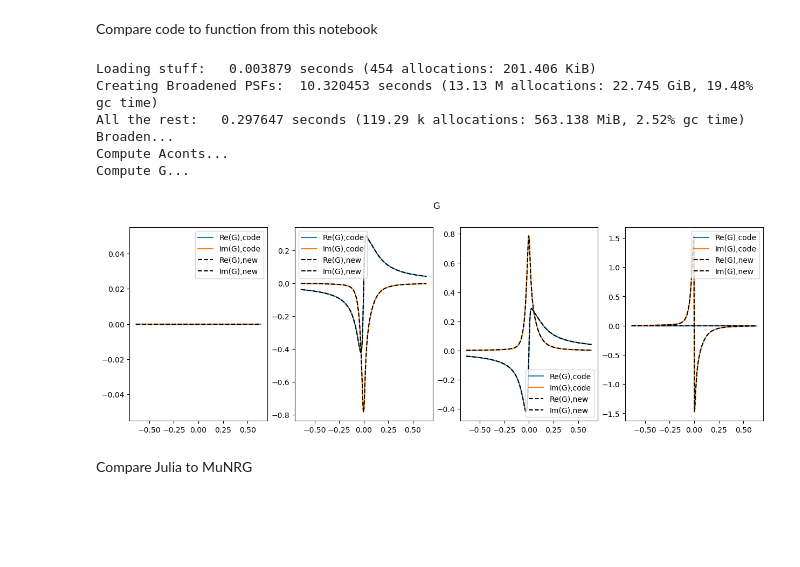
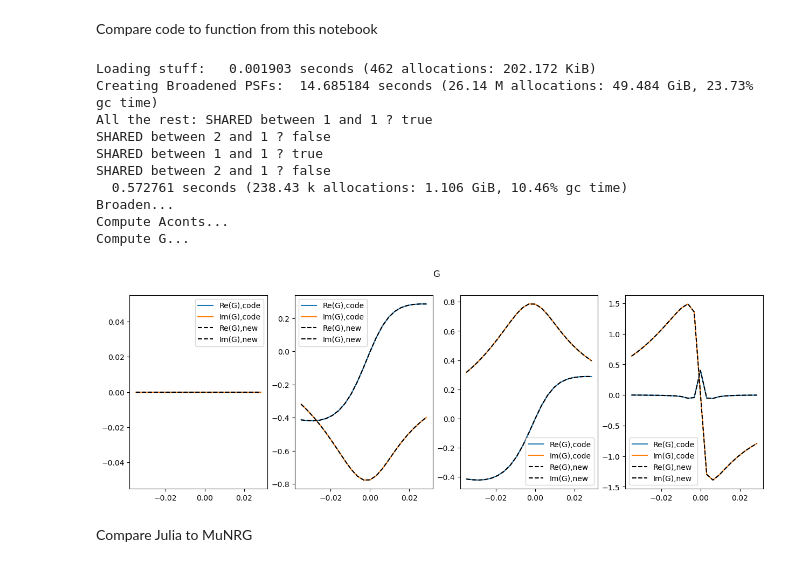
Before and after one commit to MFrankenbach/TCI4Keldysh, a Jupyter notebook: scripts/selfenergy_inspection.ipynb, the cells around one changed output. Saved outputs shown, nothing was run; the diff lists cells and outputs as text; code cells hidden in the pictures; blank space fills up the shorter version.

```diff
--- a/scripts/selfenergy_inspection.ipynb
+++ b/scripts/selfenergy_inspection.ipynb
@@ -433,7 +430,8 @@ display(fig)
 # %%
 using HDF5
 
-matcfpath = "/scratch/m/M.Frankenbach/tci4keldysh/data/SIAM_u=0.50_MAT/CF_KF"
+# matcfpath = "/scratch/m/M.Frankenbach/tci4keldysh/data/SIAM_u=0.50_MAT/CF_KF"
+matcfpath = joinpath(TCI4Keldysh.datadir(), "SIAM_u=0.50/CF_KF")
 Gfile = "CF_KF_((F1,F1dag))_Hw=0.4_Lw=0.0005_0.0015_leg1.h5"
 Gaux_Lfile = "CF_KF_((F1,Q1dag))_Hw=0.4_Lw=0.0005_0.0015_leg1.h5"
 Gaux_Rfile = "CF_KF_((Q1,F1dag))_Hw=0.4_Lw=0.0005_0.0015_leg1.h5"
@@ -580,7 +578,7 @@ Compute G...
 # %% [markdown]
 Compare code to function from this notebook
 # %%
-gamvec = [0.0005, 0.0005]
+gamvec = [0.0005, 0.0015]
 sigmak = [0.4]
 channel = "t"
 base_path = "SIAM_u=0.50"
@@ -588,13 +586,12 @@ PSFpath = joinpath(TCI4Keldysh.datadir(), "SIAM_u=0.50/PSF_nz=4_conn_zavg/")
 flavor = 1
 T = TCI4Keldysh.dir_to_T(PSFpath)
 
-GJ05ref = TCI4Keldysh.precompute_all_values(
-        TCI4Keldysh.FullCorrelator_KF(
+G = TCI4Keldysh.FullCorrelator_KF(
         PSFpath, ["F1", "Q1dag"];
         T=T,
-        flavor_idx=flavor, ωs_ext=(vec(ogrid),), ωconvMat=TCI4Keldysh.ωconvMat_K1(), sigmak=sigmak, γ=gamvec[1], estep=50, emin=2.5e-5, emax=20.0
+        flavor_idx=flavor, ωs_ext=(vec(ogrid),), ωconvMat=TCI4Keldysh.ωconvMat_K1(), sigmak=sigmak, γ=gamvec, estep=50, emin=2.5e-5, emax=20.0
         )
-    )
+GJ05ref = TCI4Keldysh.precompute_all_values(G)
 
 GJ05 = precompute_all_values_gamvec(
         PSFpath, ["F1", "Q1dag"], vec(ogrid);
@@ -602,28 +599,32 @@ GJ05 = precompute_all_values_gamvec(
         sigmak=sigmak, gamvec=gamvec, estep=50, emin=2.5e-5, emax=20.0
     );
 # %% [output]
-Loading stuff:   0.003879 seconds (454 allocations: 201.406 KiB)
-Creating Broadened PSFs:  10.320453 seconds (13.13 M allocations: 22.745 GiB, 19.48% gc time)
-All the rest:   0.297647 seconds (119.29 k allocations: 563.138 MiB, 2.52% gc time)
+Loading stuff:   0.001903 seconds (462 allocations: 202.172 KiB)
+Creating Broadened PSFs:  14.685184 seconds (26.14 M allocations: 49.484 GiB, 23.73% gc time)
+All the rest: SHARED between 1 and 1 ? true
+SHARED between 2 and 1 ? false
+SHARED between 1 and 1 ? true
+SHARED between 2 and 1 ? false
+  0.572761 seconds (238.43 k allocations: 1.106 GiB, 10.46% gc time)
 Broaden...
 Compute Aconts...
 Compute G...
 # %%
 # all components GR
 fig, axs = subplots(1,4, figsize=(1.3 * PLOT_PAGE_INCH, 0.4 * PLOT_PAGE_INCH))
-window = 1:length(ogrid)
+window = 190:210
 for ik in 1:4
     k = TCI4Keldysh.KF_idx(ik, 1)
     axs[ik-1].plot(ogrid[window], real.(GJ05ref[window,k...]); label="Re(G),code")
     axs[ik-1].plot(ogrid[window], imag.(GJ05ref[window,k...]); label="Im(G),code")
     axs[ik-1].plot(ogrid[window], real.(GJ05[window,k...]); label="Re(G),new", linestyle="--", color="black")
     axs[ik-1].plot(ogrid[window], imag.(GJ05[window,k...]); label="Im(G),new", linestyle="--", color="black")
     axs[ik-1].legend()
 end
 fig.suptitle("G")
 display(fig)
 # %% [output]
-[figure, old version]
+[figure, new version]
 # %% [markdown]
 Compare Julia to MuNRG
 # %%
```
Also changed, not shown: parts of 4 cells of this notebook, 4 other files.
